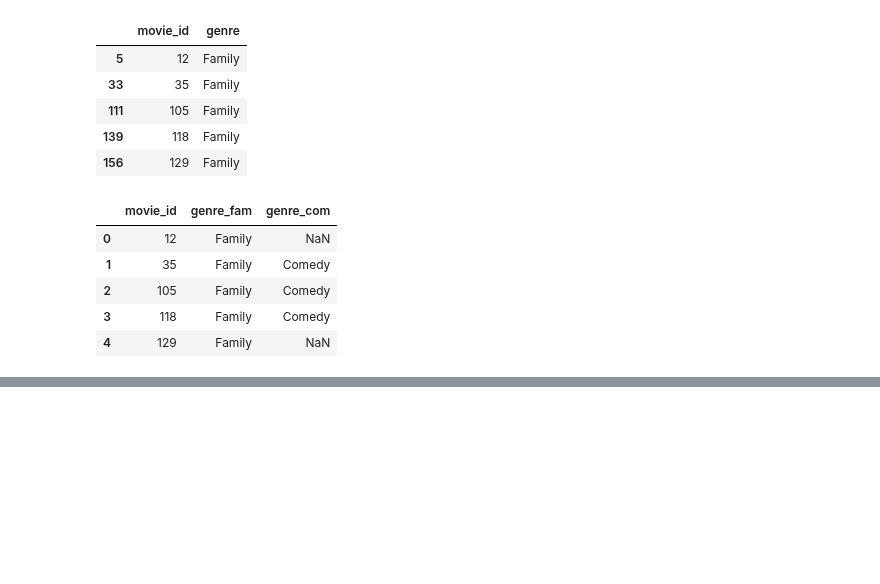
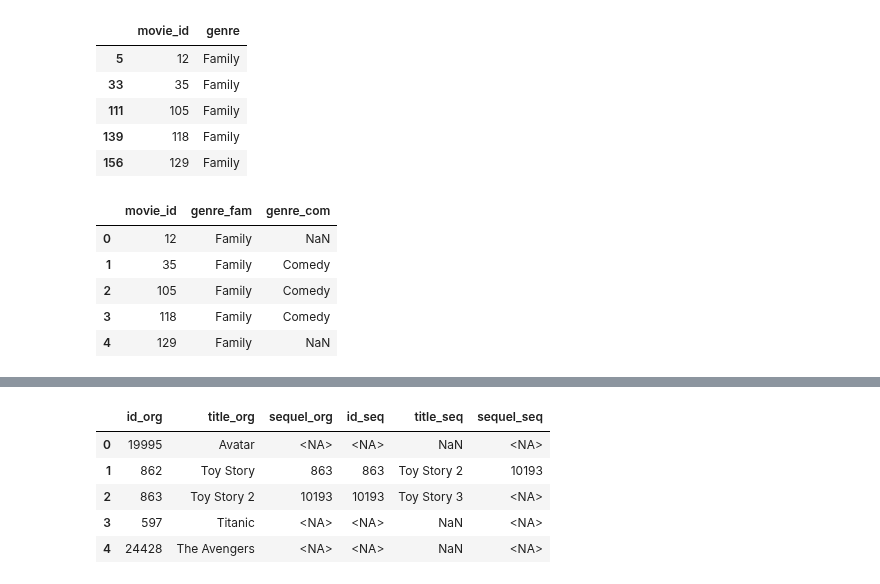
Before and after one commit to SyedaAnoosha/Data-Science-with-Python, a Jupyter notebook: Pandas Python/Joining Data/notebook.ipynb, the cells around one changed output, grey strips where cells are left out. Drawn from its saved outputs; the diff is of its cells as text; code cells hidden in the pictures; blank space fills up the shorter version.

```diff
--- a/Pandas Python/Joining Data/notebook.ipynb
+++ b/Pandas Python/Joining Data/notebook.ipynb
@@ -228,0 +245,10 @@ family_comedy.head()
+# %%
+original_sequel = sequels.merge(sequels, how="left", left_on="sequel", right_on="id", suffixes=("_org","_seq"))
+original_sequel.head()
+# %% [output]
+|  | id_org | title_org | sequel_org | id_seq | title_seq | sequel_seq |
+| 0 | 19995 | Avatar | <NA> | <NA> | NaN | <NA> |
+| 1 | 862 | Toy Story | 863 | 863 | Toy Story 2 | 10193 |
+| 2 | 863 | Toy Story 2 | 10193 | 10193 | Toy Story 3 | <NA> |
+| 3 | 597 | Titanic | <NA> | <NA> | NaN | <NA> |
+| 4 | 24428 | The Avengers | <NA> | <NA> | NaN | <NA> |
```
Also changed, not shown: parts of 8 cells of this notebook, 2 other files.
